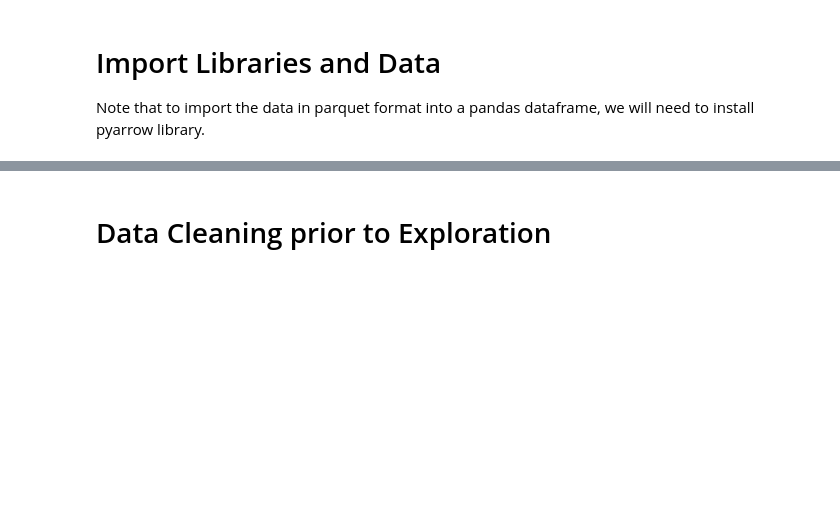
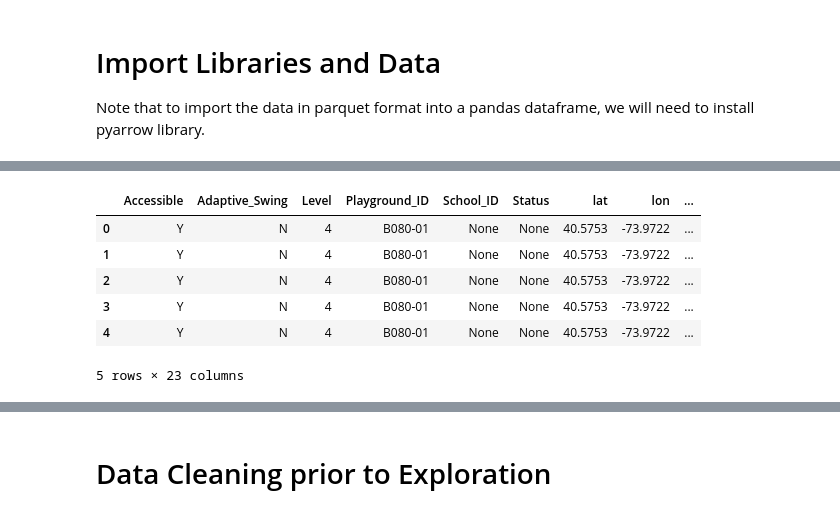
Before and after one commit to aws-samples/amazon-sagemaker-predict-accessibility, a Jupyter notebook: Predict_accessibility_using_ML.ipynb, the cells around one changed output, grey strips where cells are left out. Cells and saved outputs as stored; diff of their text form; code cells hidden in the pictures; blank space fills up the shorter version.

```diff
--- a/Predict_accessibility_using_ML.ipynb
+++ b/Predict_accessibility_using_ML.ipynb
@@ -45,6 +50,14 @@ else:
 # %%
-FILENAME = 'part-00000-588c7835-a113-419a-8cea-580b11e397e8-c000.snappy.parquet' # replace this with your parquet file
-df = pd.read_parquet(FILENAME, engine ='pyarrow')
+FILENAME = 'part-00000-588c7835-a113-419a-8cea-580b11e397e8-c000.snappy.parquet'
+df = pd.read_parquet(FILENAME)
 df.head()
+# %% [output]
+|  | Accessible | Adaptive_Swing | Level | Playground_ID | School_ID | Status | lat | lon | ... |
+| 0 | Y | N | 4 | B080-01 | None | None | 40.5753 | -73.9722 | ... |
+| 1 | Y | N | 4 | B080-01 | None | None | 40.5753 | -73.9722 | ... |
+| 2 | Y | N | 4 | B080-01 | None | None | 40.5753 | -73.9722 | ... |
+| 3 | Y | N | 4 | B080-01 | None | None | 40.5753 | -73.9722 | ... |
+| 4 | Y | N | 4 | B080-01 | None | None | 40.5753 | -73.9722 | ... |
+5 rows × 23 columns
 # %%
 df.Playground_ID.value_counts()
```
Also changed, not shown: parts of 48 cells of this notebook.
